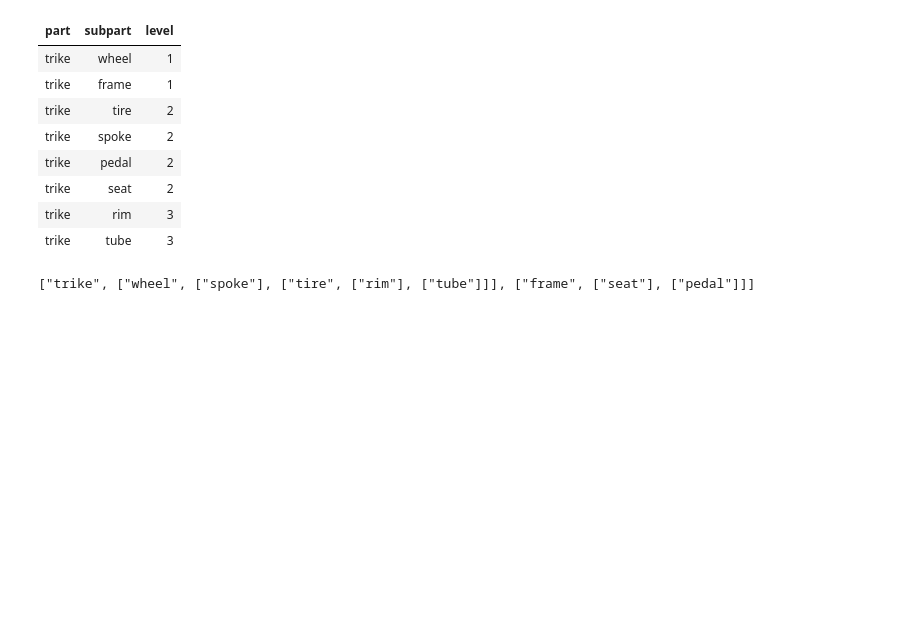
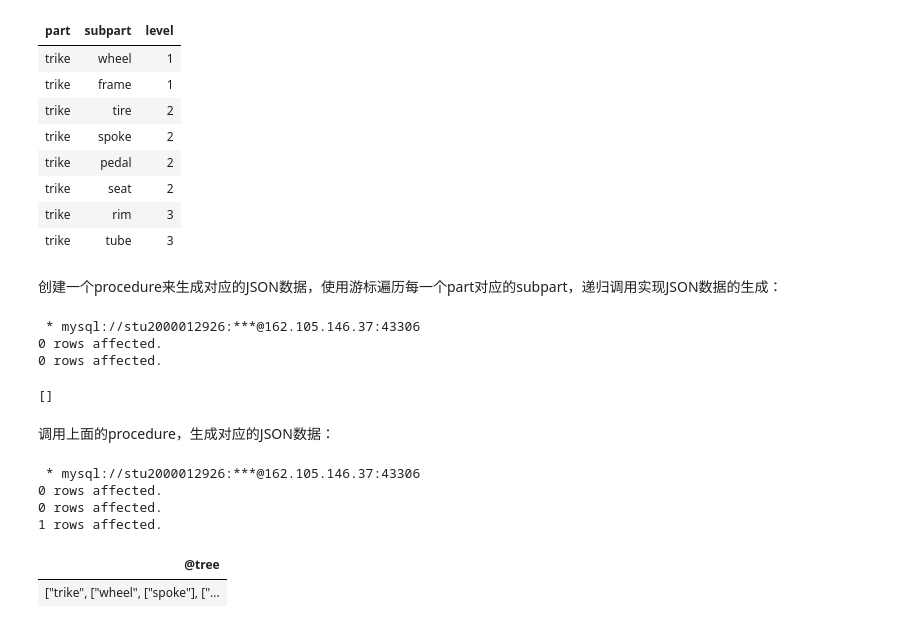
Before and after one commit to c-x-b/DataBaseProj3, a Jupyter notebook: Project3.ipynb, the cells around one changed output. Drawn from its saved outputs; the diff is of its cells as text; code cells hidden in the pictures; blank space fills up the shorter version.

```diff
--- a/Project3.ipynb
+++ b/Project3.ipynb
@@ -829,18 +824,49 @@ db.close()
-# %%
-
-def build_tree(data, root):
-    tree = [root]
-    for part, subpart in data:
-        if part == root:
-            tree.append(build_tree(data, subpart))
-    return tree
-
-data = [(result[1], result[2]) for result in results]
-tree = build_tree(data, 'trike')
-# %%
-import json
-
-json_data = json.dumps(tree)
-print(json_data)
-# %% [output]
-["trike", ["wheel", ["spoke"], ["tire", ["rim"], ["tube"]]], ["frame", ["seat"], ["pedal"]]]
+# %% [markdown]
+创建一个procedure来生成对应的JSON数据，使用游标遍历每一个part对应的subpart，递归调用实现JSON数据的生成：
+# %%
+%%sql
+DROP PROCEDURE IF EXISTS buildTree;
+
+CREATE PROCEDURE buildTree(IN root CHAR(20), OUT tree JSON)
+begin
+DECLARE subTree JSON DEFAULT NULL;
+DECLARE subpart_ CHAR(20) DEFAULT NULL;
+DECLARE done INT DEFAULT false;
+DECLARE iCursor CURSOR FOR SELECT subpart FROM `Assembly` WHERE part = root;
+DECLARE CONTINUE HANDLER FOR NOT FOUND SET done = true;
+OPEN iCursor;
+
+SET tree = JSON_ARRAY(root);
+
+read_loop:LOOP
+FETCH iCursor INTO subpart_;
+
+    IF done THEN
+        LEAVE read_loop;
+    END IF;
+    CALL buildTree(subpart_, subTree);
+    SET tree = JSON_ARRAY_APPEND(tree, '$',subTree);
+END LOOP;
+CLOSE iCursor;
+
+end;
+# %% [output]
+ * mysql://stu2000012926:***@162.105.146.37:43306
+0 rows affected.
+0 rows affected.
+[]
+# %% [markdown]
+调用上面的procedure，生成对应的JSON数据：
+# %%
+%%sql
+
+SET max_sp_recursion_depth=255;
+CALL buildTree('trike', @tree);
+SELECT @tree;
+# %% [output]
+ * mysql://stu2000012926:***@162.105.146.37:43306
+0 rows affected.
+0 rows affected.
+1 rows affected.
+| @tree |
+| ["trike", ["wheel", ["spoke"], ["... |
```
Also changed, not shown: parts of 9 cells of this notebook, 1 other file.
